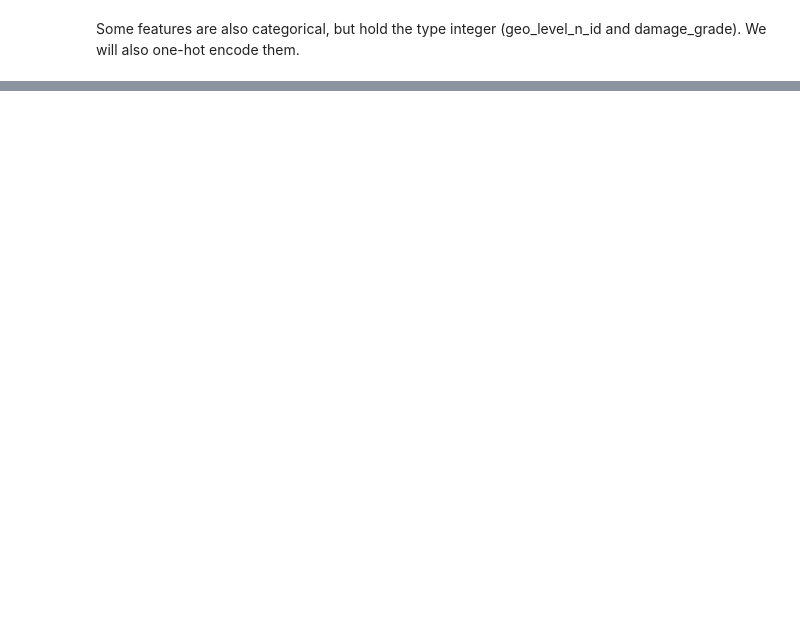
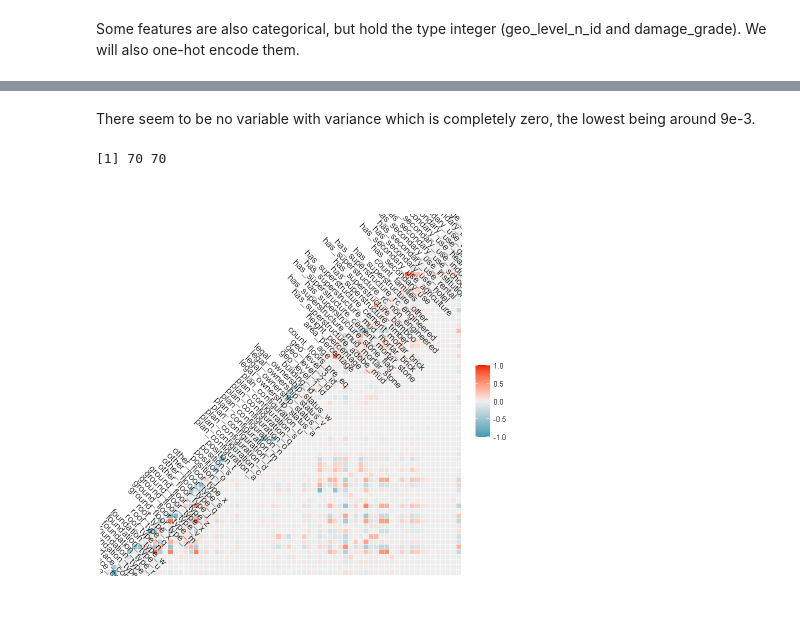
Before and after one commit to bikostet/richter-s-predictor-group-42, a Jupyter notebook: brouillon_bilal.ipynb, the cells around one changed output, grey strips where cells are left out. Cells and saved outputs as stored; diff of their text form; code cells hidden in the pictures; blank space fills up the shorter version.

```diff
--- a/brouillon_bilal.ipynb
+++ b/brouillon_bilal.ipynb
@@ -132,7 +339,7 @@ A data.frame: 3 × 32
 | 2 | 8 | 17 | 409 | 12182 | 2 | 0 | ... |
 | 3 | 12 | 17 | 716 | 7056 | 2 | 5 | ... |
 # %%
-datam<-cbind(datam_unfactor,data_onehot)
+datam<-cbind(data_onehot,datam_unfactor)
 head(datam,3)
 # %% [output]
 A data.frame: 3 × 70
@@ -169,0 +453,11 @@ Les objets suivants sont masqués depuis 'package:base':
+# %% [markdown]
+There seem to be no variable with variance which is completely zero, the lowest being around 9e-3.
+# %%
+data_cor=cor(datam)
+dim(data_cor)
+# %% [output]
+[1] 70 70
+# %%
+ggcorr(datam,cor_matrix=data_cor,angle=-45)
+# %% [output]
+[figure, added]
```
Also changed, not shown: parts of 30 cells of this notebook, 5 other files.
